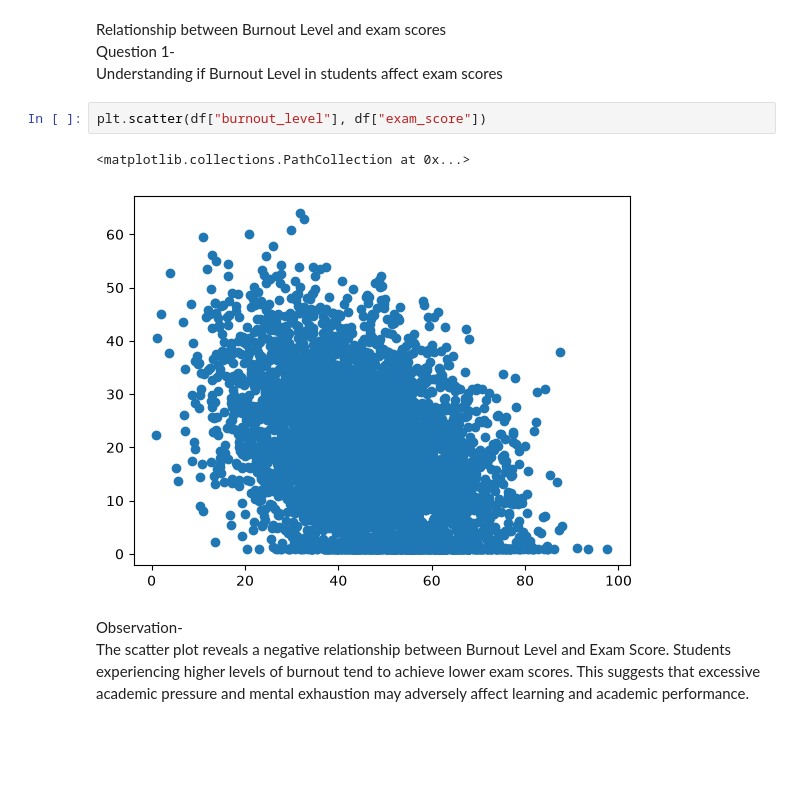
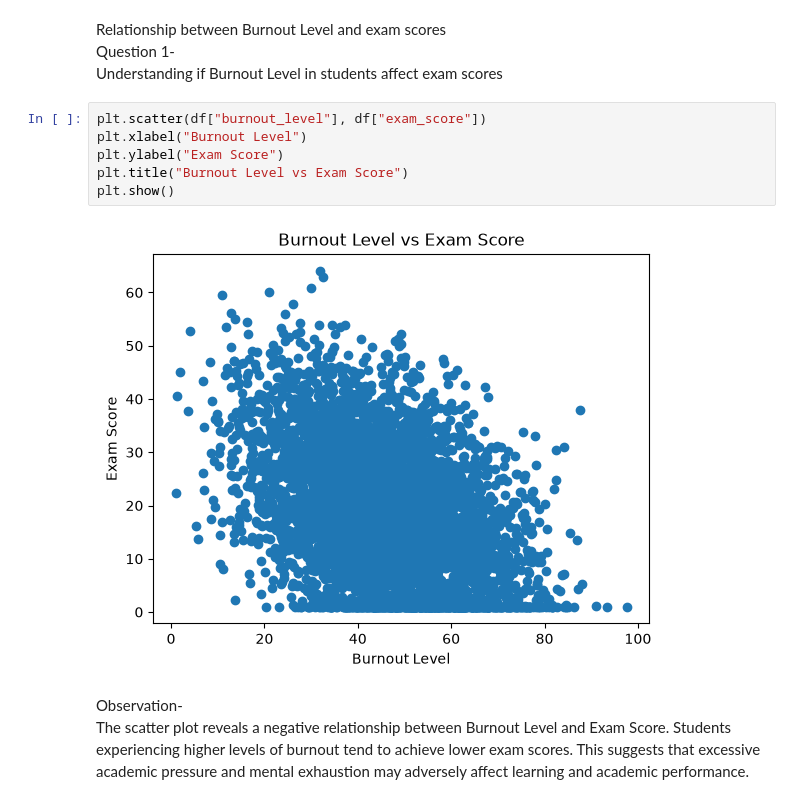
Before and after one commit to KAUSHANISEN/student_score_prediction, a Jupyter notebook: main/test.ipynb, the cells around one changed output. Cells and saved outputs as stored; diff of their text form; blank space fills up the shorter version.

```diff
--- a/main/test.ipynb
+++ b/main/test.ipynb
@@ -194,9 +200,12 @@ Question 1- <br>
 Understanding if Burnout Level in students affect exam scores
 # %%
 plt.scatter(df["burnout_level"], df["exam_score"])
+plt.xlabel("Burnout Level")
+plt.ylabel("Exam Score")
+plt.title("Burnout Level vs Exam Score")
+plt.show()
 # %% [output]
-<matplotlib.collections.PathCollection at 0x...>
-[figure, old version]
+[figure, new version]
 # %% [markdown]
 Observation- <br>
 The scatter plot reveals a negative relationship between Burnout Level and Exam Score. Students experiencing higher levels of burnout tend to achieve lower exam scores. This suggests that excessive academic pressure and mental exhaustion may adversely affect learning and academic performance.
```
Also changed, not shown: parts of 27 cells of this notebook.
